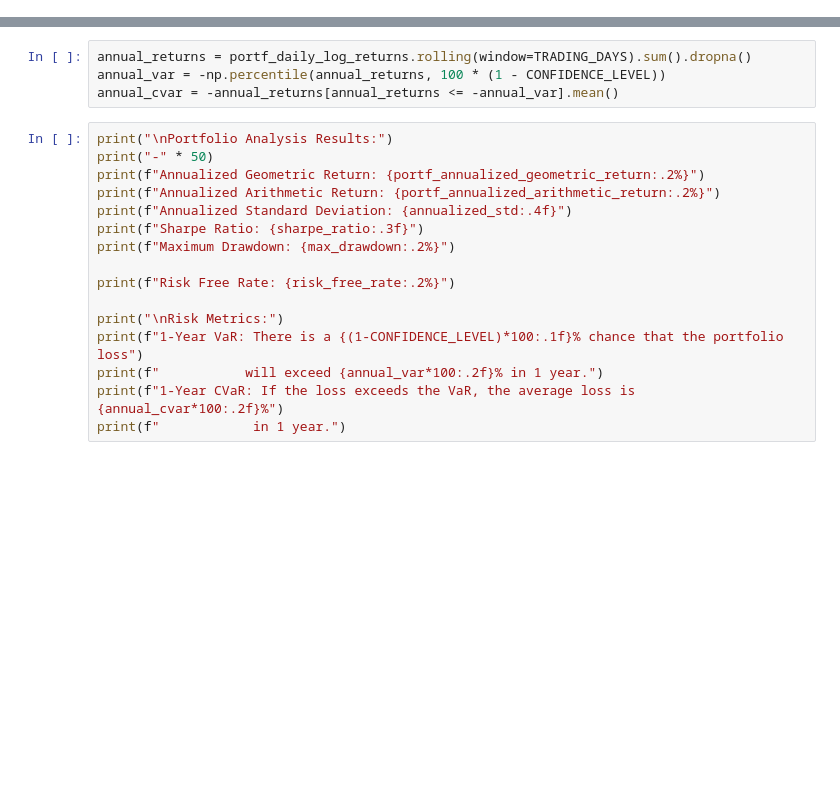
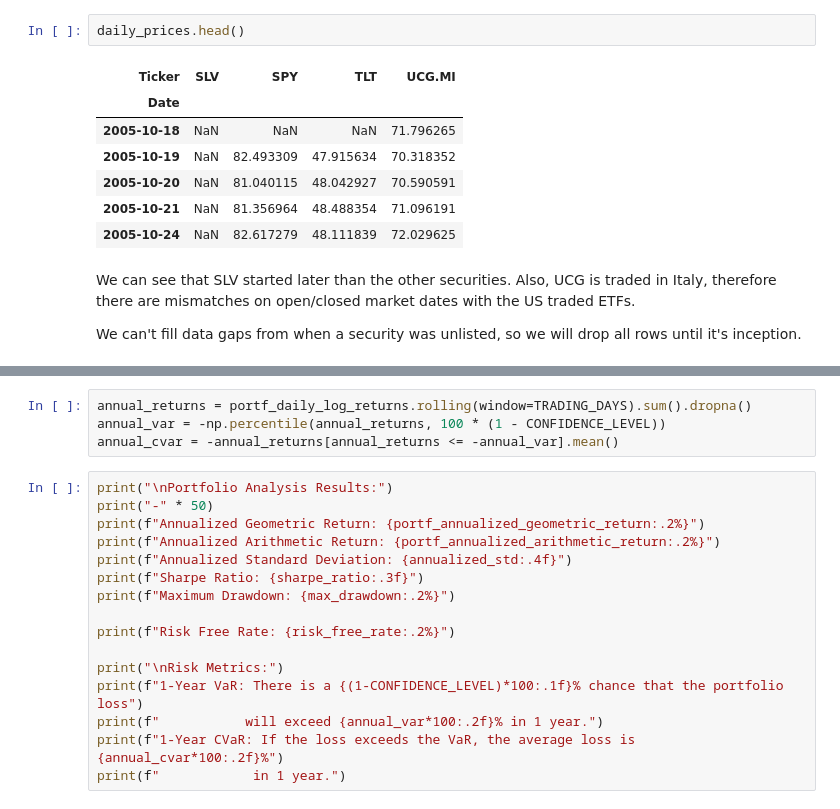
Before and after one commit to Geokaragiann/portfolio-evaluation, a Jupyter notebook: src/main.ipynb, the cells around one changed output, grey strips where cells are left out. Cells and saved outputs as stored; diff of their text form; blank space fills up the shorter version.

```diff
--- a/src/main.ipynb
+++ b/src/main.ipynb
@@ -34,0 +46,14 @@ portf_daily_log_returns = daily_log_returns @ portfolio_weights
+# %%
+daily_prices.head()
+# %% [output]
+| Ticker | SLV | SPY | TLT | UCG.MI |
+| Date |  |  |  |  |
+| 2005-10-18 | NaN | NaN | NaN | 71.796265 |
+| 2005-10-19 | NaN | 82.493309 | 47.915634 | 70.318352 |
+| 2005-10-20 | NaN | 81.040115 | 48.042927 | 70.590591 |
+| 2005-10-21 | NaN | 81.356964 | 48.488354 | 71.096191 |
+| 2005-10-24 | NaN | 82.617279 | 48.111839 | 72.029625 |
+# %% [markdown]
+We can see that SLV started later than the other securities. Also, UCG is traded in Italy, therefore there are mismatches on open/closed market dates with the US traded ETFs.
+
+We can't fill data gaps from when a security was unlisted, so we will drop all rows until it's inception.
```
Also changed, not shown: parts of 15 cells of this notebook, 1 other file.
